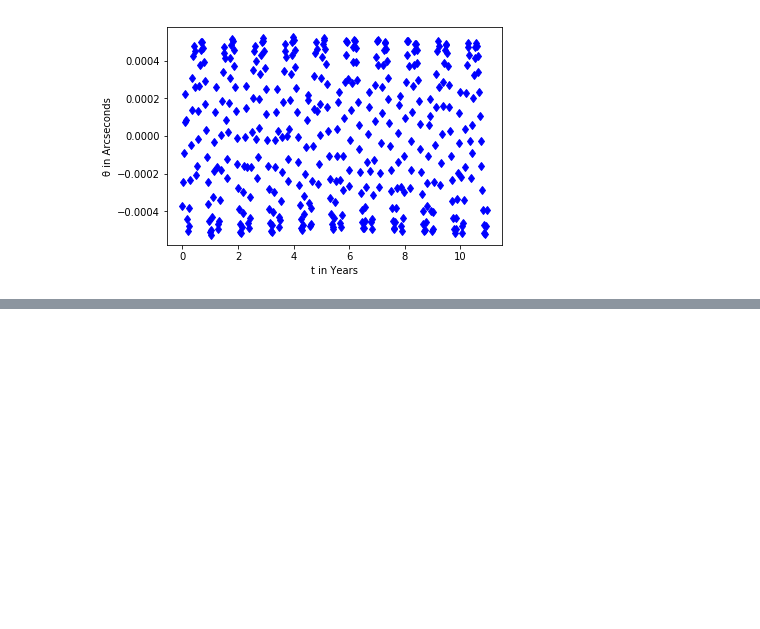
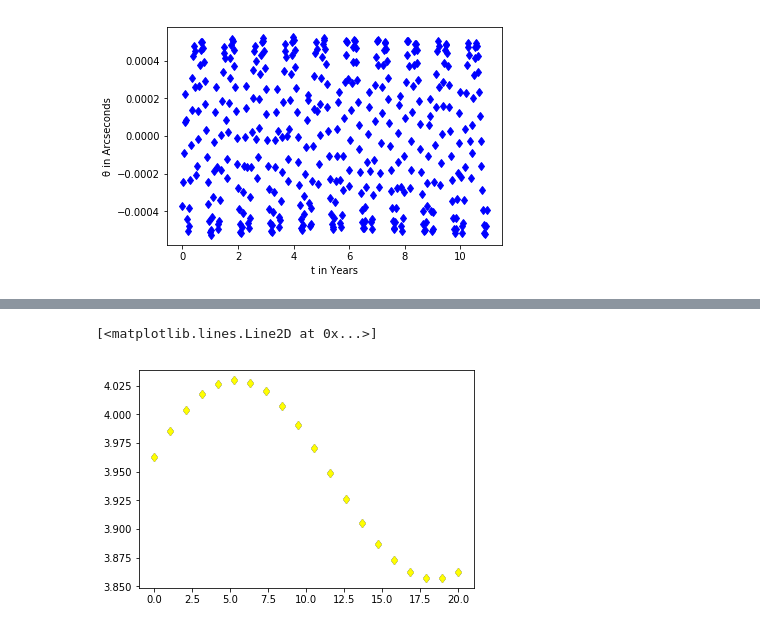
Before and after one commit to Alexandros101/Irregular-Satellites, a Jupyter notebook: Aberrations.ipynb, the cells around one changed output, grey strips where cells are left out. Saved outputs shown, nothing was run; the diff lists cells and outputs as text; code cells hidden in the pictures; blank space fills up the shorter version.

```diff
--- a/Aberrations.ipynb
+++ b/Aberrations.ipynb
@@ -237,0 +265,10 @@ Text(0,0.5,'θ in Arcseconds')
+# %%
+def CordConv2(xyz,ts):
+    d = JD_to_day(ts)
+    DEC = -(np.arccos(xyz[2]/np.linalg.norm(xyz))-np.pi/2)
+    RA = (np.arctan2(xyz[1],xyz[0]))
+    while (RA > 2*np.pi):
+        RA -= 2*np.pi
+    while (RA < 0):
+        RA += 2*np.pi
+    return np.array([RA*180/np.pi,DEC*180/np.pi])
@@ -237,0 +288,5 @@ Text(0,0.5,'θ in Arcseconds')
+# %%
+ts = 2458135.712589224
+get_jup = get_astroquery_function('5',"astrometric","@Geocenter")
+exyz = get_jup(ts)
+CordConv2(exyz[0],ts),exyz[2]
@@ -237,0 +296,19 @@ Text(0,0.5,'θ in Arcseconds')
+# %%
+mycoordsRA = []
+mycoordsDEC = []
+mycoordsD = []
+acoordsRA = []
+acoordsDEC = []
+acoordsD = []
+for i in range(0,20):
+    ts = 2458135.712589224+10*i
+    get_jup = get_astroquery_function('5',"astrometric","g@3")
+    exyz = get_jup(ts)
+    k = CordConv2(exyz[0],ts)
+    mycoordsRA.append(k[0])
+    mycoordsDEC.append(k[1])
+    #mycoordsD.append(k[2])
+    acoordsRA.append(exyz[2][0])
+    acoordsDEC.append(exyz[2][1])
+    acoordsD.append(exyz[2][2])
+    print(i,exyz[0])
@@ -237,0 +336,7 @@ Text(0,0.5,'θ in Arcseconds')
+# %%
+x = np.linspace(0,20,20)
+plt.plot(x,np.array(mycoordsRA)*np.pi/180,"d",color = "blue")
+plt.plot(x,np.array(acoordsRA)*np.pi/180,"d",color = "yellow")
+# %% [output]
+[<matplotlib.lines.Line2D at 0x...>]
+[figure, added]
```
Also changed, not shown: parts of 13 cells of this notebook, 1 other file.
